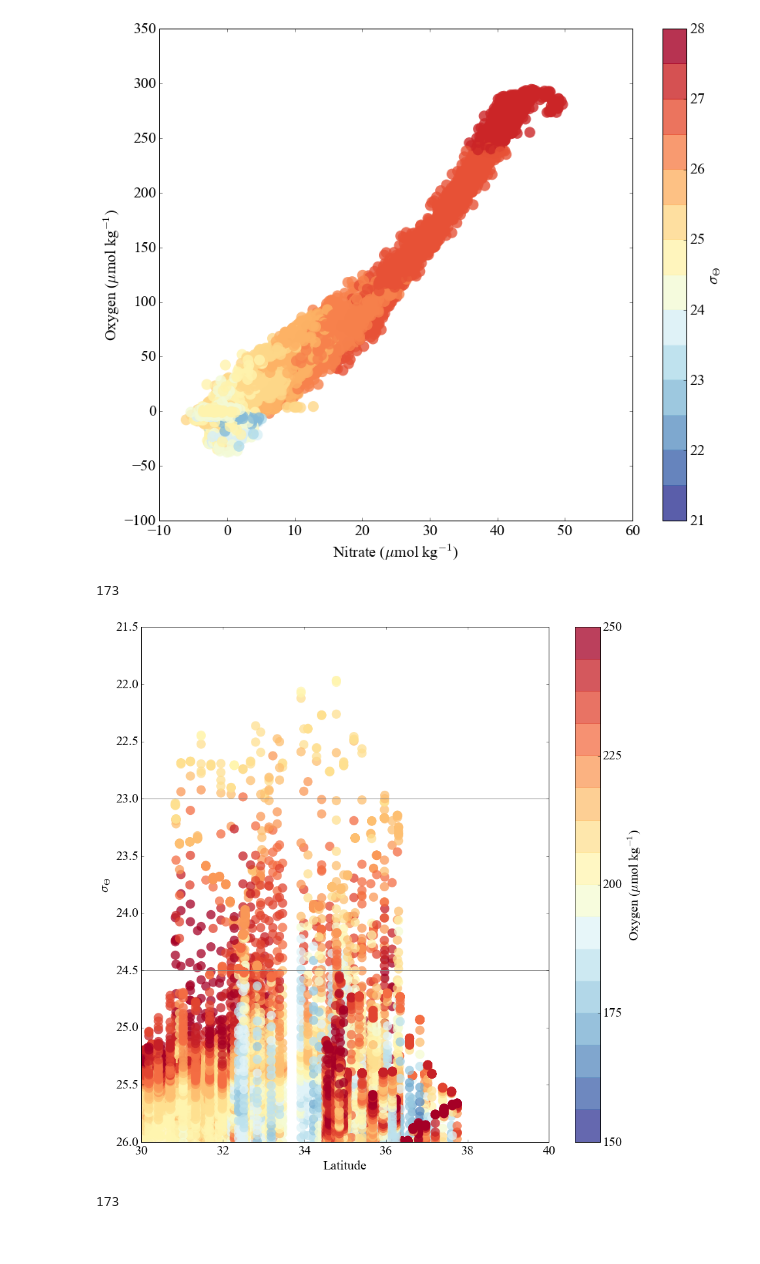
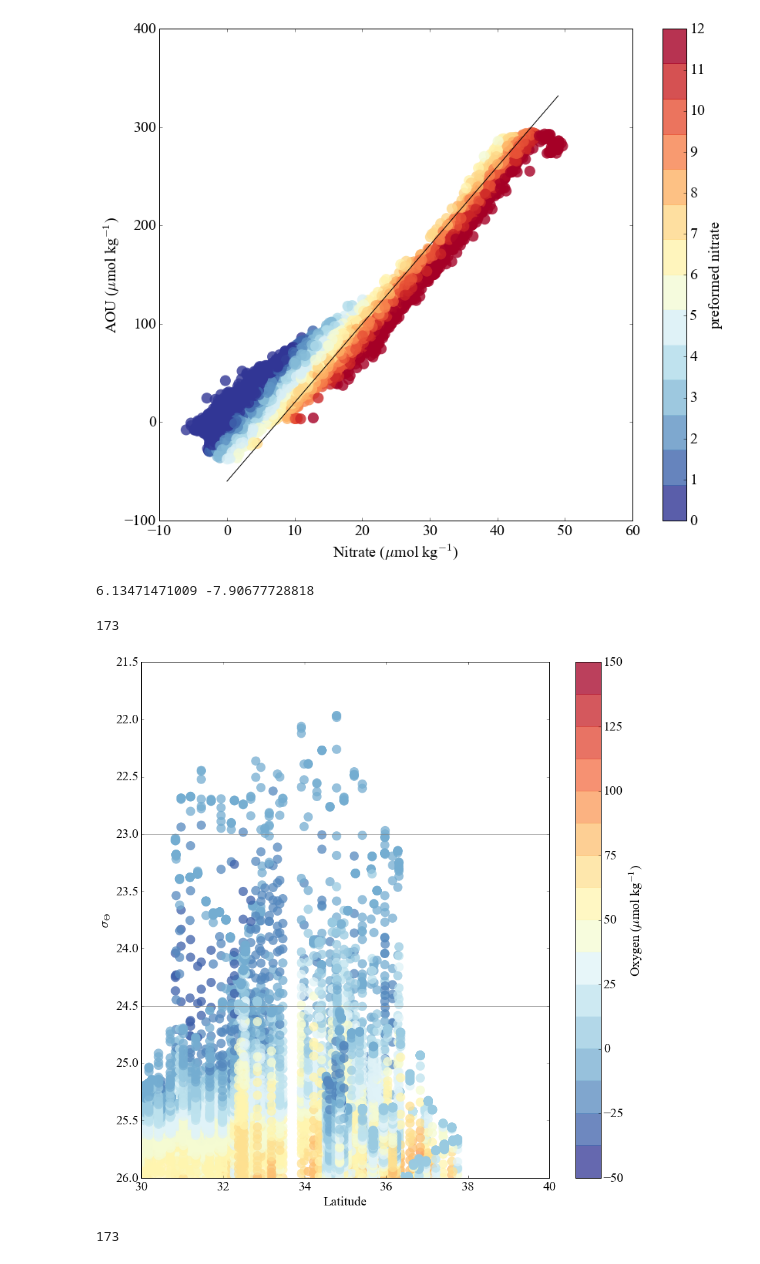
Before and after one commit to sophieclayton/kuroshio_productivity, a Jupyter notebook: kuro_argo_NO.ipynb, the cells around one changed output. Cells and saved outputs as stored; diff of their text form; code cells hidden in the pictures.

Commit message:
added preformed nitrate calculation

```diff
--- a/kuro_argo_NO.ipynb
+++ b/kuro_argo_NO.ipynb
@@ -30,8 +30,9 @@ argo = argo[(argo['LON']>140) & (argo['LON']<170) & (argo['LAT']>30) & (argo['LA
 print argo.columns
 
 argo['AOU'] = (argo['OXYGEN[uMOL/KG]']/argo['OXYGENSAT']*100) - argo['OXYGEN[uMOL/KG]']
+argo['PREN'] = argo['NITRATE[uMOL/KG]'] - 0.12*argo['AOU']
 
-print argo[['OXYGENSAT','AOU', 'OXYGEN[uMOL/KG]','DEPTH[M]']]
+print argo[['AOU','NITRATE[uMOL/KG]','DEPTH[M]','PREN']]
 # %% [output]
 Index([u'Date/GMT', u'Days since 1/1/1900', u'NITRATE[uMOL/KG]', u'DEPTH[M]',
        u'PRESSURE[DBAR]', u'NA', u'SALINITY[PSS]', u'TEMPERATURE[C]',
@@ -56,50 +57,56 @@ subset = argo[(argo['OXYGEN[uMOL/KG]']<1000)]# & (argo['DEPTH[M]']>=-250) & (arg
 palette = plt.get_cmap('RdYlBu_r', 14)
 
 fig1 = plt.figure(1, figsize=(12,10))
-plt.scatter(subset['NITRATE[uMOL/KG]'].values,subset['AOU'].values, c = subset['SIGMATHETA[KG/M3]'].values, lw=0, s = 200, cmap = palette, vmin = 21,vmax = 28, alpha = 0.8)
-
-plt.ylabel('Oxygen ($\mu$mol kg$^{-1}$)', fontsize = 20)
+plt.scatter(subset['NITRATE[uMOL/KG]'].values,subset['AOU'].values, c = subset['PREN'].values, lw=0, s = 200, cmap = palette, vmin = 0,vmax = 12, alpha = 0.8)
+plt.plot(np.arange(0, 50,1), np.arange(0, 50,1)*(138/16)-60, color='k')
+plt.ylabel('AOU ($\mu$mol kg$^{-1}$)', fontsize = 20)
 plt.xlabel('Nitrate ($\mu$mol kg$^{-1}$)', fontsize = 20)
 plt.tick_params(labelsize=20)
 
-cb = plt.colorbar(ticks = range(21, 29))
-cb.set_label(r'$\sigma_{\Theta}$', fontsize = 20)
+cb = plt.colorbar(ticks = range(0,13))
+cb.set_label('preformed nitrate', fontsize = 20)
 cb.ax.tick_params(labelsize=20)
 
 plt.show()
+
+A = np.vstack([subset['NITRATE[uMOL/KG]'].values, np.ones(len(subset['NITRATE[uMOL/KG]'].values))]).T
+
+m, c = np.linalg.lstsq(A,subset['AOU'].values)[0]
+print m,c
 # %% [output]
-[figure, old version]
+[figure, new version]
+6.13471471009 -7.90677728818
 # %%
 #subset = argo[(argo['DEPTH[M]']>=-150) & (argo['MONTH']>3) & (argo['MONTH']<10)]
 
 fig1 = plt.figure(1, figsize=(12,12))
 
 palette = plt.get_cmap('RdYlBu_r', 16)
 
 #plt.scatter(subset['LAT'],subset['SIGMA_THETA[KG/M^3]'], c = subset['MONTH'], s=200, vmin = 1, vmax = 12, lw=0, alpha = 0.75)
-plt.scatter(subset['LAT'],subset['SIGMATHETA[KG/M3]'], c = subset['OXYGEN[uMOL/KG]'], s=200, vmin = 150, vmax = 250, lw=0, alpha = 0.75, cmap = palette)
+plt.scatter(subset['LAT'],subset['SIGMATHETA[KG/M3]'], c = subset['AOU'], s=200, vmin = -50, vmax = 150, lw=0, alpha = 0.75, cmap = palette)
 print len(pd.unique(subset['Days since 1/1/1900']))
 
 #plt.contour()
-cb = plt.colorbar(ticks = range(150, 251,25))
+cb = plt.colorbar(ticks = range(-50, 151,25))
 cb.set_label('Oxygen ($\mu$mol kg$^{-1}$)', fontsize = 20)
 plt.gca().invert_yaxis()
 plt.axis([ 30,40, 26, 21.5])
 
 plt.axhline(23, color='grey')
 plt.axhline(24.5, color='grey')
 
 plt.ylabel(r'$\sigma_{\Theta}$', fontsize = 20)
 plt.xlabel('Latitude', fontsize = 20)
 plt.tick_params(labelsize=20)
 cb.ax.tick_params(labelsize=20)
 
 plt.show()
 
 #fig1.savefig('../figures/argo_nitrate_sigma_t.png', bbox_inches='tight', dpi=600)
 # %% [output]
 173
-[figure, old version]
+[figure, new version]
 # %%
 # bin the nitrate data into sigma vs latitude bins
 
```
Also changed, not shown: parts of 1 cell of this notebook.
